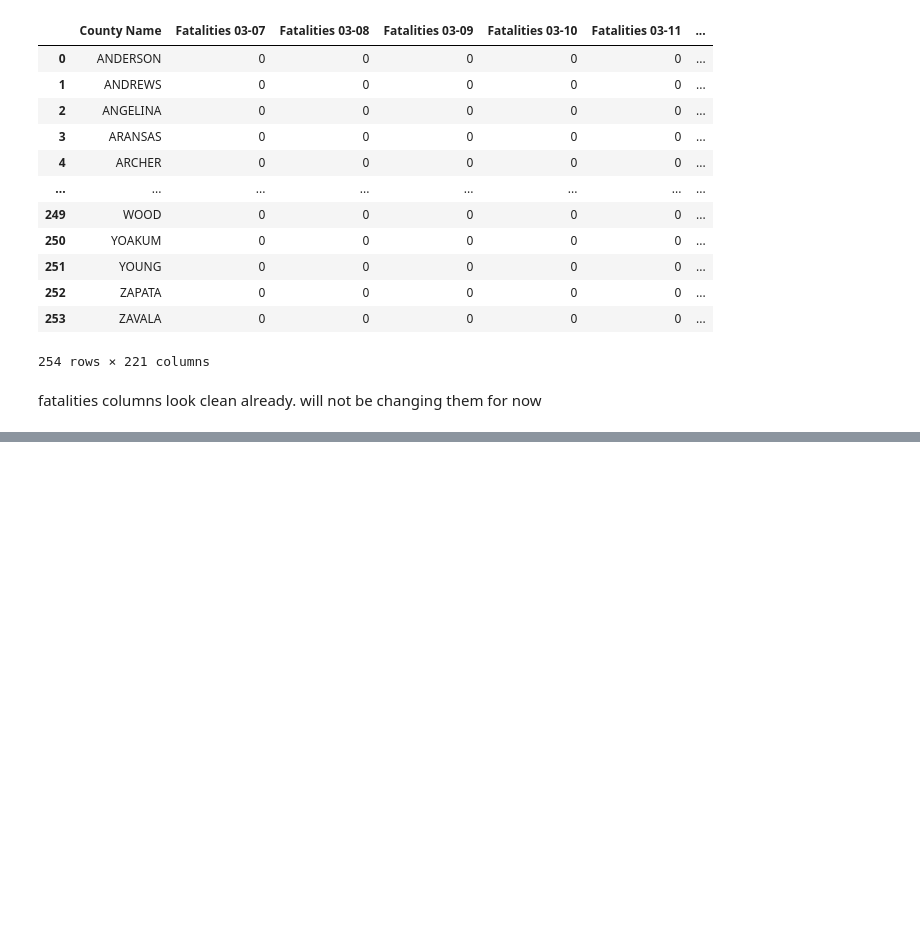
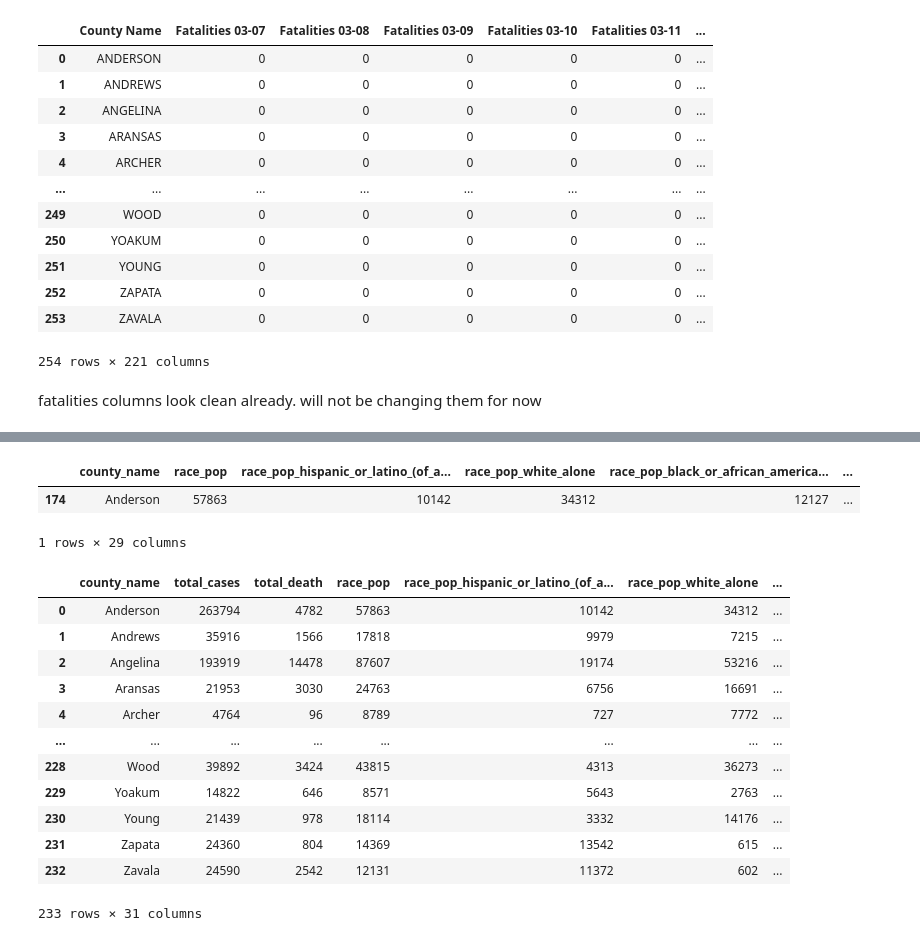
Before and after one commit to cxclark/covid19-analysis, a Jupyter notebook: Texas/Texas-data-cleaning.ipynb, the cells around one changed output, grey strips where cells are left out. Saved outputs shown, nothing was run; the diff lists cells and outputs as text; code cells hidden in the pictures; blank space fills up the shorter version.

```diff
--- a/Texas/Texas-data-cleaning.ipynb
+++ b/Texas/Texas-data-cleaning.ipynb
@@ -190,0 +358,7 @@ total_fatality_df.to_csv('./cleaned datasets/cleaned-Texas-fatality-covid-cases.
+# %%
+county_names_census = []
+for county in texas_census['county_state']:
+    county = county.split()[0]
+    county_names_census.append(county)
+# %%
+texas_census['county_state'] = county_names_census
@@ -190,0 +372,26 @@ total_fatality_df.to_csv('./cleaned datasets/cleaned-Texas-fatality-covid-cases.
+# %%
+texas_census.rename(columns={'county_state': 'county_name'}, inplace=True)
+# %%
+texas_census[texas_census['county_name']=='Anderson']
+# %% [output]
+|  | county_name | race_pop | race_pop_hispanic_or_latino_(of_a... | race_pop_white_alone | race_pop_black_or_african_america... | ... |
+| 174 | Anderson | 57863 | 10142 | 34312 | 12127 | ... |
+1 rows × 29 columns
+# %%
+texas_census_combined = pd.merge(texas_combined, texas_census, on='county_name')
+# %%
+texas_census_combined
+# %% [output]
+|  | county_name | total_cases | total_death | race_pop | race_pop_hispanic_or_latino_(of_a... | race_pop_white_alone | ... |
+| 0 | Anderson | 263794 | 4782 | 57863 | 10142 | 34312 | ... |
+| 1 | Andrews | 35916 | 1566 | 17818 | 9979 | 7215 | ... |
+| 2 | Angelina | 193919 | 14478 | 87607 | 19174 | 53216 | ... |
+| 3 | Aransas | 21953 | 3030 | 24763 | 6756 | 16691 | ... |
+| 4 | Archer | 4764 | 96 | 8789 | 727 | 7772 | ... |
+| ... | ... | ... | ... | ... | ... | ... | ... |
+| 228 | Wood | 39892 | 3424 | 43815 | 4313 | 36273 | ... |
+| 229 | Yoakum | 14822 | 646 | 8571 | 5643 | 2763 | ... |
+| 230 | Young | 21439 | 978 | 18114 | 3332 | 14176 | ... |
+| 231 | Zapata | 24360 | 804 | 14369 | 13542 | 615 | ... |
+| 232 | Zavala | 24590 | 2542 | 12131 | 11372 | 602 | ... |
+233 rows × 31 columns
```
Also changed, not shown: parts of 23 cells of this notebook, 3 other files.
